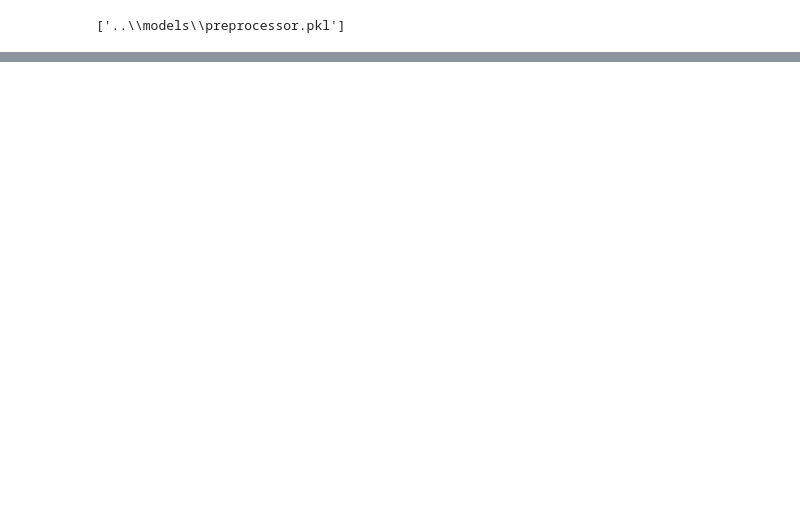
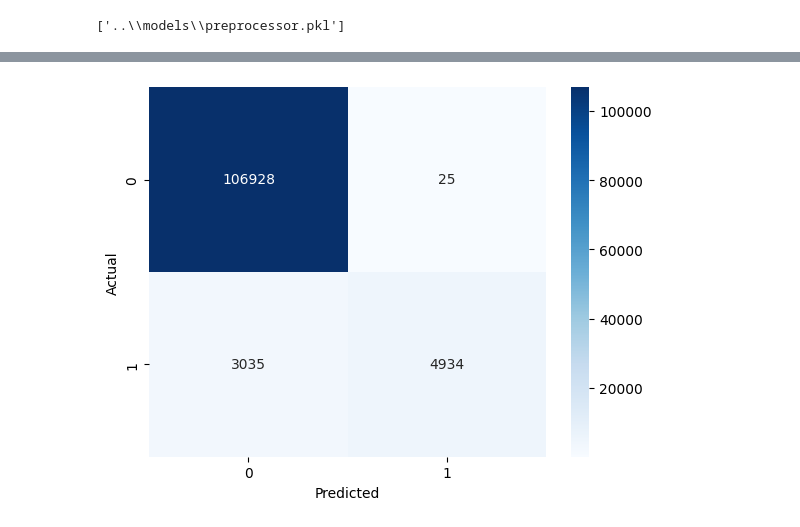
Before and after one commit to aleuse/rna_trabajo2_riesgo_crediticio, a Jupyter notebook: notebooks/2_modelado.ipynb, the cells around one changed output, grey strips where cells are left out. Saved outputs shown, nothing was run; the diff lists cells and outputs as text; code cells hidden in the pictures; blank space fills up the shorter version.

```diff
--- a/notebooks/2_modelado.ipynb
+++ b/notebooks/2_modelado.ipynb
@@ -173,0 +195,8 @@ joblib.dump(preprocessor, os.path.join('..', 'models', 'preprocessor.pkl'))
+# %%
+# Identificar las características y la variable objetivo
+target = 'target'
+numerical_features = ['recoveries', 'collection_recovery_fee', 'total_rec_prncp', 'out_prncp', 'last_pymnt_amnt', 'total_pymnt', 'installment', 'funded_amnt_inv', 'loan_amnt', 'total_rec_int', 'total_rec_late_fee', 'int_rate', 'inq_last_6mths', 'open_acc']
+categorical_features = df.select_dtypes(include=['object']).columns
+# %%
+X = df[numerical_features + list(categorical_features)].drop(columns=[target], errors='ignore')
+y = df[target]
@@ -173,0 +223,9 @@ joblib.dump(preprocessor, os.path.join('..', 'models', 'preprocessor.pkl'))
+# %%
+# Dividir en conjuntos de entrenamiento, validación y prueba
+X_train, X_temp, y_train, y_temp = train_test_split(X, y, test_size=0.3, random_state=42, stratify=y)
+X_val, X_test, y_val, y_test = train_test_split(X_temp, y_temp, test_size=0.5, random_state=42, stratify=y_temp)
+
+# Aplicar el preprocesamiento
+X_train = preprocessor.fit_transform(X_train)
+X_val = preprocessor.transform(X_val)
+X_test = preprocessor.transform(X_test)
@@ -173,0 +286,17 @@ joblib.dump(preprocessor, os.path.join('..', 'models', 'preprocessor.pkl'))
+# %%
+# Evaluar el modelo
+y_pred_proba = model.predict(X_test).ravel()
+auc_score = roc_auc_score(y_test, y_pred_proba)
+
+print(f"AUC-ROC: {auc_score:.2f}")
+
+# Curva ROC
+fpr, tpr, _ = roc_curve(y_test, y_pred_proba)
+plt.figure(figsize=(8, 6))
+plt.plot(fpr, tpr, label=f"AUC = {auc_score:.2f}")
+plt.xlabel("False Positive Rate")
+plt.ylabel("True Positive Rate")
+plt.title("ROC Curve")
+plt.legend(loc="lower right")
+plt.grid()
+plt.show()
@@ -173,0 +307,8 @@ joblib.dump(preprocessor, os.path.join('..', 'models', 'preprocessor.pkl'))
+# %%
+# Matriz de confusión
+y_pred = (y_pred_proba > 0.5).astype(int)
+confusion_matrix = pd.crosstab(y_test, y_pred, rownames=['Actual'], colnames=['Predicted'])
+sns.heatmap(confusion_matrix, annot=True, fmt='d', cmap='Blues')
+plt.show()
+# %% [output]
+[figure, added]
```
Also changed, not shown: parts of 15 cells of this notebook, 3 other files.
